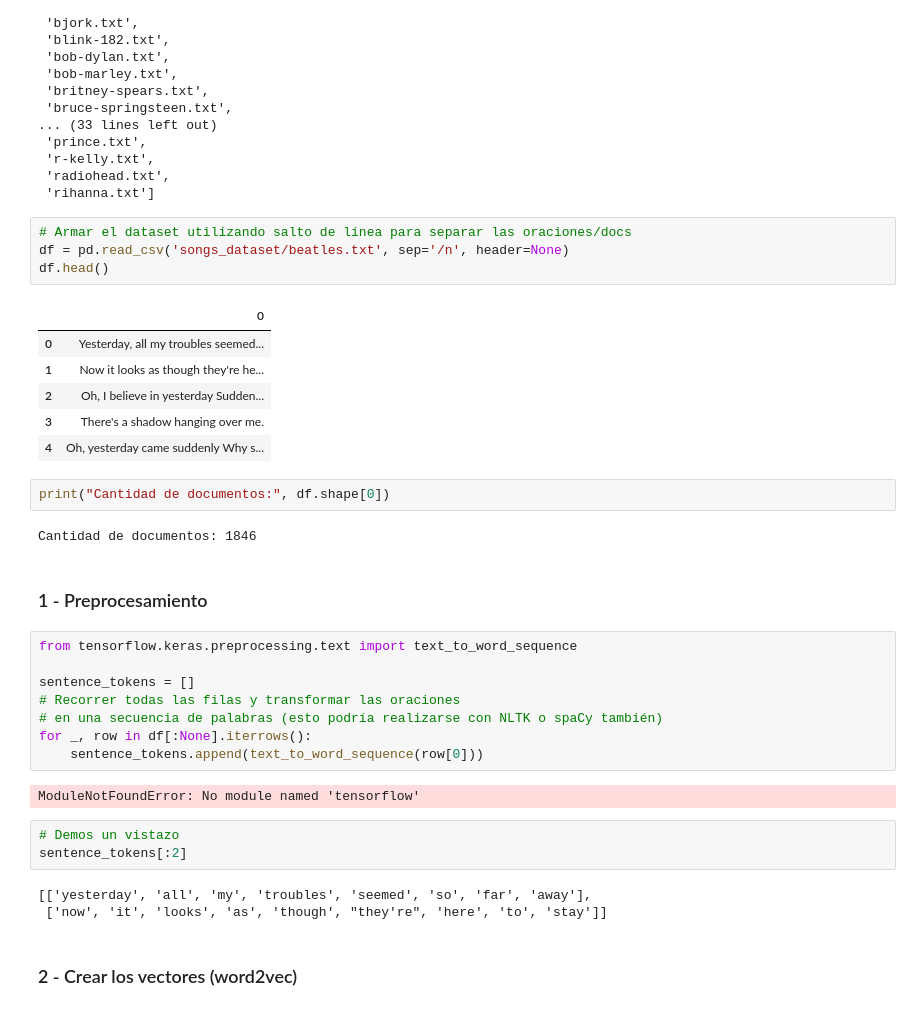
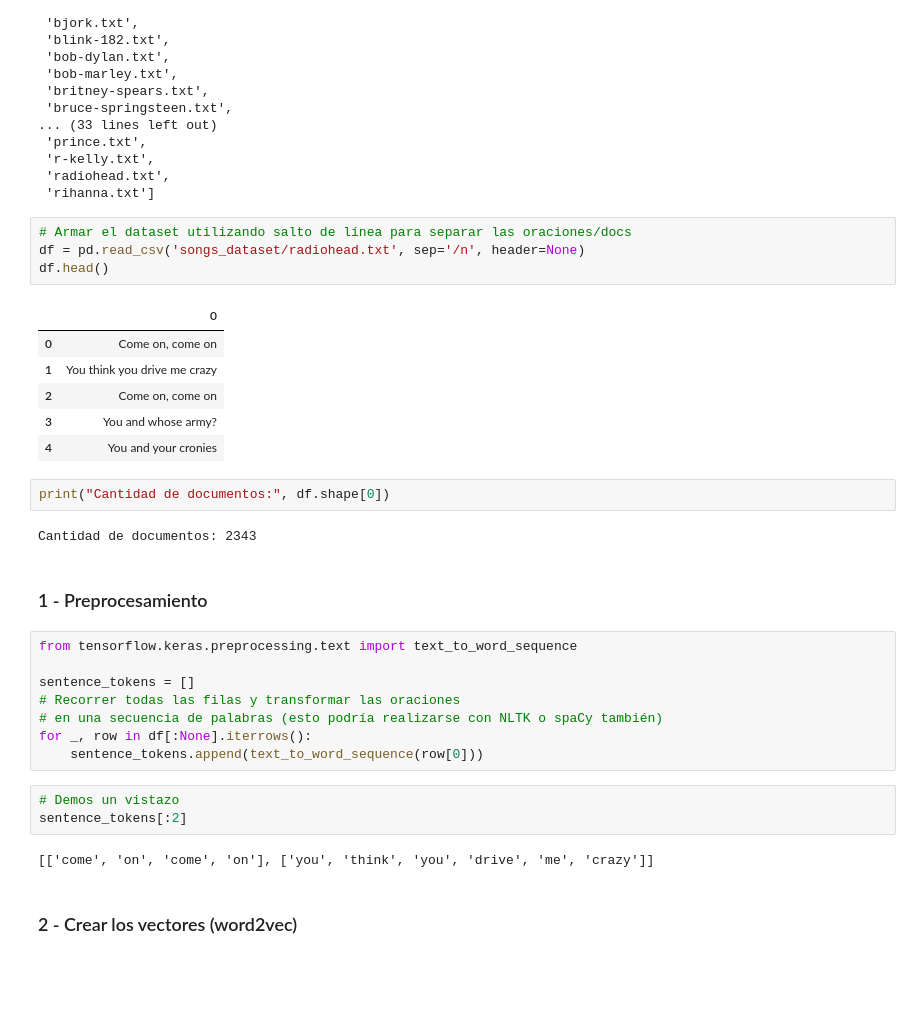
Before and after one commit to vazquez-agustin/PNL1_Vazquez_Workspace, a Jupyter notebook: Desafio_2/Desafio_2.ipynb, the cells around one changed output. Cells and saved outputs as stored; diff of their text form; blank space fills up the shorter version.

```diff
--- a/Desafio_2/Desafio_2.ipynb
+++ b/Desafio_2/Desafio_2.ipynb
@@ -59,19 +59,19 @@ os.listdir("./songs_dataset/")
  'rihanna.txt']
 # %%
 # Armar el dataset utilizando salto de línea para separar las oraciones/docs
-df = pd.read_csv('songs_dataset/beatles.txt', sep='/n', header=None)
+df = pd.read_csv('songs_dataset/radiohead.txt', sep='/n', header=None)
 df.head()
 # %% [output]
 |  | 0 |
-| 0 | Yesterday, all my troubles seemed... |
-| 1 | Now it looks as though they're he... |
-| 2 | Oh, I believe in yesterday Sudden... |
-| 3 | There's a shadow hanging over me. |
-| 4 | Oh, yesterday came suddenly Why s... |
+| 0 | Come on, come on |
+| 1 | You think you drive me crazy |
+| 2 | Come on, come on |
+| 3 | You and whose army? |
+| 4 | You and your cronies |
 # %%
 print("Cantidad de documentos:", df.shape[0])
 # %% [output]
-Cantidad de documentos: 1846
+Cantidad de documentos: 2343
 # %% [markdown]
 ### 1 - Preprocesamiento
 # %%
@@ -82,14 +82,11 @@ sentence_tokens = []
 # en una secuencia de palabras (esto podría realizarse con NLTK o spaCy también)
 for _, row in df[:None].iterrows():
     sentence_tokens.append(text_to_word_sequence(row[0]))
-# %% [output]
-ModuleNotFoundError: No module named 'tensorflow'
 # %%
 # Demos un vistazo
 sentence_tokens[:2]
 # %% [output]
-[['yesterday', 'all', 'my', 'troubles', 'seemed', 'so', 'far', 'away'],
- ['now', 'it', 'looks', 'as', 'though', "they're", 'here', 'to', 'stay']]
+[['come', 'on', 'come', 'on'], ['you', 'think', 'you', 'drive', 'me', 'crazy']]
 # %% [markdown]
 ### 2 - Crear los vectores (word2vec)
 # %%
```
Also changed, not shown: parts of 18 cells of this notebook, 2 other files.
